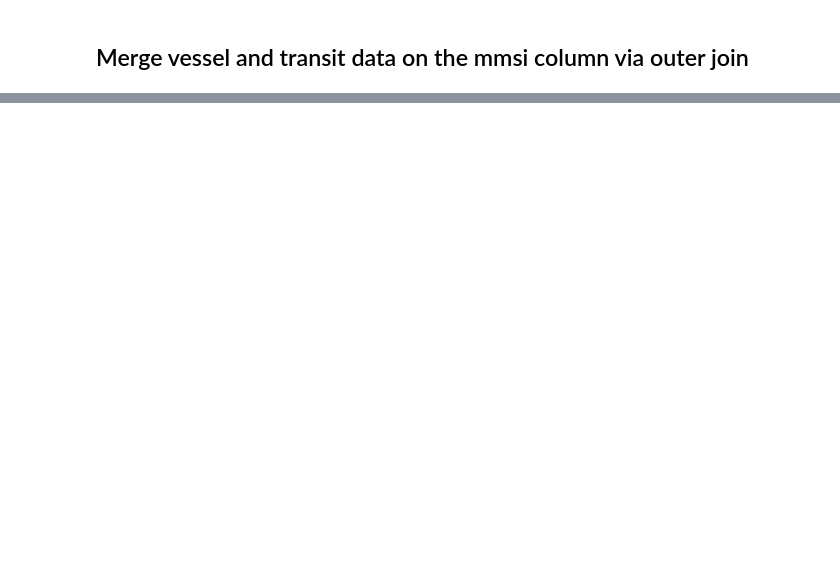
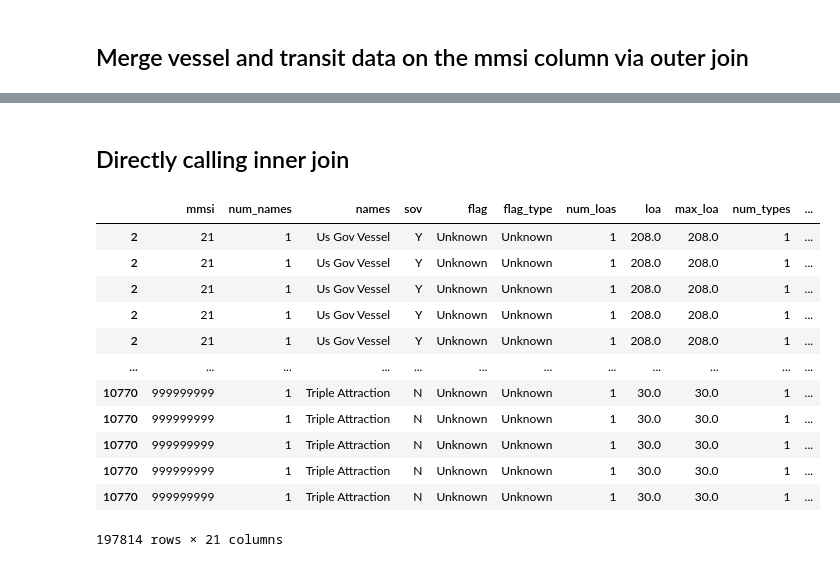
Before and after one commit to nedavis2/605-Assignments, a Jupyter notebook: Assignment 1/Code/NDavis_A1.ipynb, the cells around one changed output, grey strips where cells are left out. Saved outputs shown, nothing was run; the diff lists cells and outputs as text; code cells hidden in the pictures; blank space fills up the shorter version.

```diff
--- a/Assignment 1/Code/NDavis_A1.ipynb
+++ b/Assignment 1/Code/NDavis_A1.ipynb
@@ -118,0 +144,19 @@ merged_data
+# %% [markdown]
+## Directly calling inner join
+# %%
+inner_merge = type_filter.join(transit.set_index('mmsi'), on='mmsi', how='inner')
+inner_merge
+# %% [output]
+|  | mmsi | num_names | names | sov | flag | flag_type | num_loas | loa | max_loa | num_types | ... |
+| 2 | 21 | 1 | Us Gov Vessel | Y | Unknown | Unknown | 1 | 208.0 | 208.0 | 1 | ... |
+| 2 | 21 | 1 | Us Gov Vessel | Y | Unknown | Unknown | 1 | 208.0 | 208.0 | 1 | ... |
+| 2 | 21 | 1 | Us Gov Vessel | Y | Unknown | Unknown | 1 | 208.0 | 208.0 | 1 | ... |
+| 2 | 21 | 1 | Us Gov Vessel | Y | Unknown | Unknown | 1 | 208.0 | 208.0 | 1 | ... |
+| 2 | 21 | 1 | Us Gov Vessel | Y | Unknown | Unknown | 1 | 208.0 | 208.0 | 1 | ... |
+| ... | ... | ... | ... | ... | ... | ... | ... | ... | ... | ... | ... |
+| 10770 | 999999999 | 1 | Triple Attraction | N | Unknown | Unknown | 1 | 30.0 | 30.0 | 1 | ... |
+| 10770 | 999999999 | 1 | Triple Attraction | N | Unknown | Unknown | 1 | 30.0 | 30.0 | 1 | ... |
+| 10770 | 999999999 | 1 | Triple Attraction | N | Unknown | Unknown | 1 | 30.0 | 30.0 | 1 | ... |
+| 10770 | 999999999 | 1 | Triple Attraction | N | Unknown | Unknown | 1 | 30.0 | 30.0 | 1 | ... |
+| 10770 | 999999999 | 1 | Triple Attraction | N | Unknown | Unknown | 1 | 30.0 | 30.0 | 1 | ... |
+197814 rows × 21 columns
```
Also changed, not shown: parts of 5 cells of this notebook.
